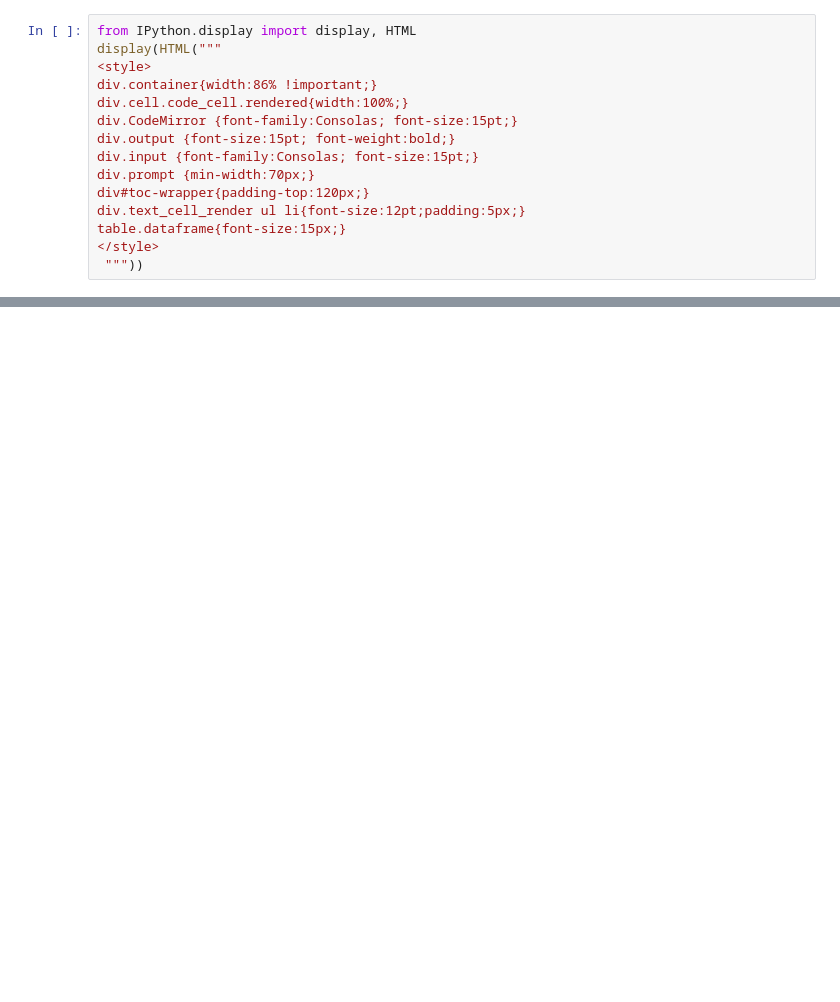
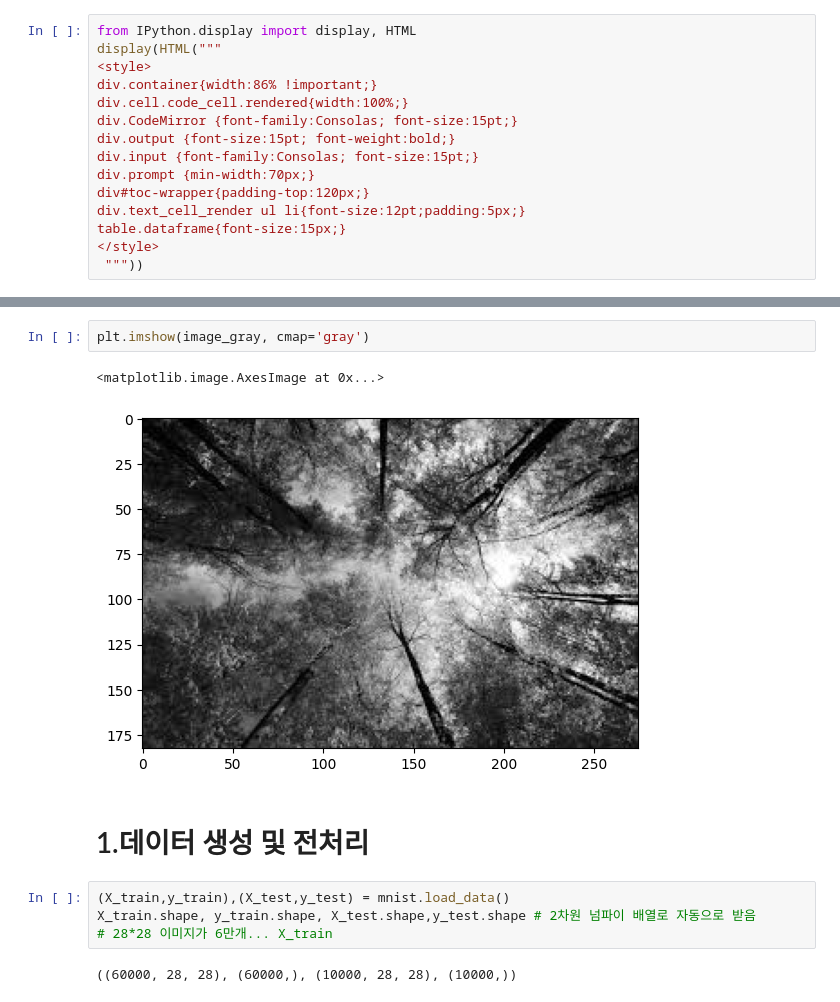
Before and after one commit to yoosim/ai_x, a Jupyter notebook: source/05_DeepLearning/08_DNN(딥러닝)_MNIST_(손글씨데이터).ipynb, the cells around one changed output, grey strips where cells are left out. Saved outputs shown, nothing was run; the diff lists cells and outputs as text; blank space fills up the shorter version.

```diff
--- a/source/05_DeepLearning/08_DNN(딥러닝)_MNIST_(손글씨데이터).ipynb
+++ b/source/05_DeepLearning/08_DNN(딥러닝)_MNIST_(손글씨데이터).ipynb
@@ -32,0 +94,13 @@ plt.imshow(img)
+# %%
+plt.imshow(image_gray, cmap='gray')
+# %% [output]
+<matplotlib.image.AxesImage at 0x...>
+[figure, added]
+# %% [markdown]
+# 1.데이터 생성 및 전처리
+# %%
+(X_train,y_train),(X_test,y_test) = mnist.load_data()
+X_train.shape, y_train.shape, X_test.shape,y_test.shape # 2차원 넘파이 배열로 자동으로 받음
+# 28*28 이미지가 6만개... X_train
+# %% [output]
+((60000, 28, 28), (60000,), (10000, 28, 28), (10000,))
```
Also changed, not shown: parts of 55 cells of this notebook, 23 other files.
